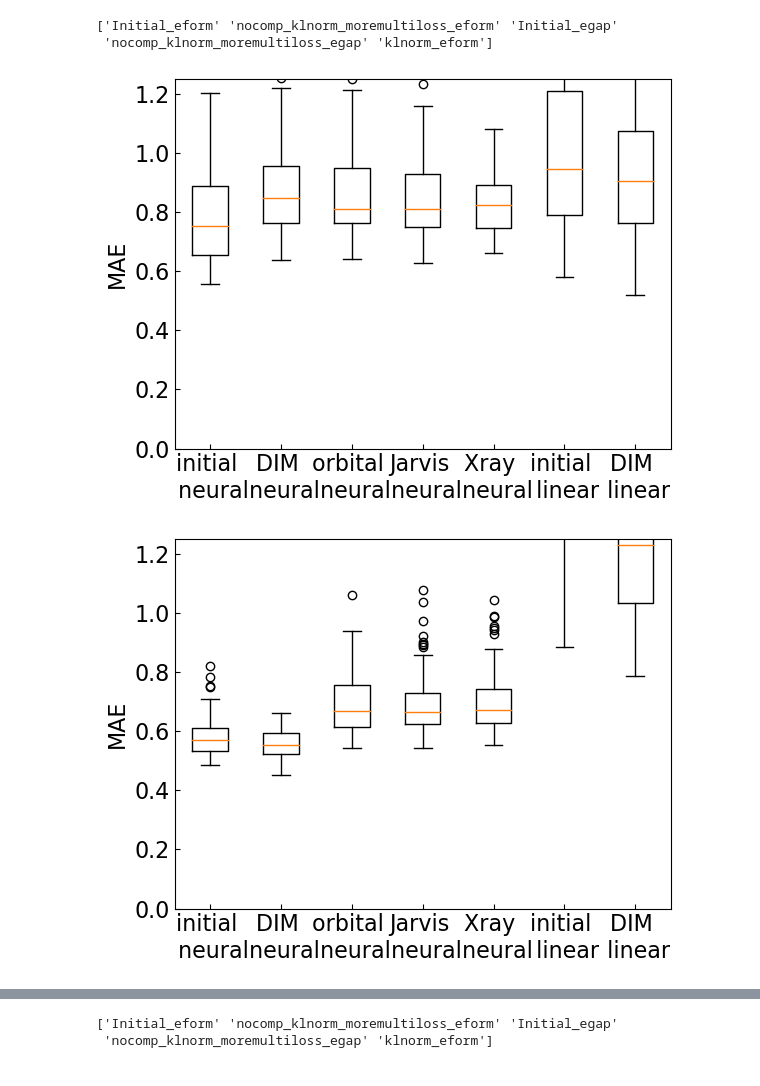
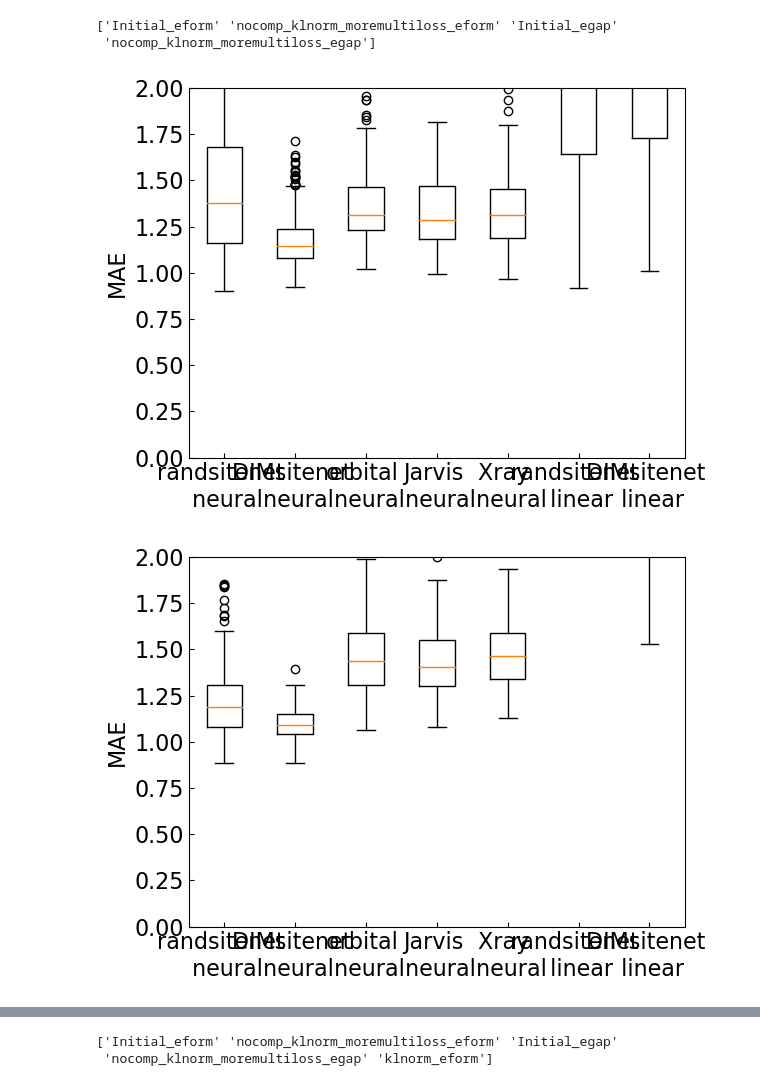
Before and after one commit to mm04926412/Site-Net, a Jupyter notebook: Downstream_MAEs_to_plots.ipynb, the cells around one changed output, grey strips where cells are left out. Drawn from its saved outputs; the diff is of its cells as text; code cells hidden in the pictures.

```diff
--- a/Downstream_MAEs_to_plots.ipynb
+++ b/Downstream_MAEs_to_plots.ipynb
@@ -92,37 +145,37 @@ Name: MAE, dtype: float64, Series([], Name: MAE, dtype: float64)]
 # %%
 import pandas as pd
 import matplotlib.pyplot as plt
 import matplotlib.colors as colors
 import matplotlib.ticker as ticker
 import matplotlib
 
 plt.rcParams["xtick.direction"] = "in"
 plt.rcParams["ytick.direction"] = "in"
 
 font = {'size'   : 16}
 
 matplotlib.rc('font', **font)
 
 RepMAE = pd.read_csv("Downstream_DIM.csv")
-eformorbitalMAE = pd.read_csv("featurizer_pickles/eformorbital_Downstream_Featurized.csv")
-eformjarvisMAE = pd.read_csv("featurizer_pickles/eformjarvis_Downstream_Featurized.csv")
-eformxrayMAE =  pd.read_csv("featurizer_pickles/eformxray_Downstream_Featurized.csv")
+eformorbitalMAE = pd.read_csv("featurizer_pickles/egaporbital_Downstream_Featurized.csv")
+eformjarvisMAE = pd.read_csv("featurizer_pickles/egapjarvis_Downstream_Featurized.csv")
+eformxrayMAE =  pd.read_csv("featurizer_pickles/egapxray_Downstream_Featurized.csv")
 print(RepMAE["model"].unique())
 
 for limit,name in zip([10,50,100,250,1000,10000],["eformorbital_replearn_10.png","eformorbital_replearn_50.png","eformorbital_replearn_100.png","eformorbital_replearn_250.png","eformorbital_replearn_1000.png","eformorbital_replearn_10000.png"]):
     plt.figure()
-    vectors1 = RepMAE[(RepMAE["limit"] == limit) & (RepMAE["model"] == "Initial_eform")]
-    vectors2 = RepMAE[(RepMAE["limit"] == limit) & (RepMAE["model"] == "nocomp_klnorm_moremultiloss_eform")]
-    vectors3 = eformorbitalMAE[(eformorbitalMAE["limit"] == limit) & (eformorbitalMAE["model"] == "eform_OrbitalFieldMatrix")]
-    vectors4 = eformjarvisMAE[(eformjarvisMAE["limit"] == limit) & (eformjarvisMAE["model"] == "eform_jarvis")]
-    vectors5 = eformxrayMAE[(eformxrayMAE["limit"] == limit) & (eformxrayMAE["model"] == "eform_xray")]
-    plt.boxplot([vectors1["nn_MAE"],vectors2["nn_MAE"],vectors3["nn_MAE"],vectors4["nn_MAE"],vectors5["nn_MAE"],vectors1["lin_MAE"],vectors2["lin_MAE"]],labels = ["initial \n neural","DIM \n neural","orbital \n neural","Jarvis \n neural","Xray \n neural","initial \n linear","DIM \n linear"])
-    plt.ylim(0,1.25)
+    vectors1 = RepMAE[(RepMAE["limit"] == limit) & (RepMAE["model"] == "Initial_egap")]
+    vectors2 = RepMAE[(RepMAE["limit"] == limit) & (RepMAE["model"] == "nocomp_klnorm_moremultiloss_egap")]
+    vectors3 = eformorbitalMAE[(eformorbitalMAE["limit"] == limit) & (eformorbitalMAE["model"] == "egap_orbital")]
+    vectors4 = eformjarvisMAE[(eformjarvisMAE["limit"] == limit) & (eformjarvisMAE["model"] == "egap_jarvis")]
+    vectors5 = eformxrayMAE[(eformxrayMAE["limit"] == limit) & (eformxrayMAE["model"] == "egap_xray")]
+    plt.boxplot([vectors1["nn_MAE"],vectors2["nn_MAE"],vectors3["nn_MAE"],vectors4["nn_MAE"],vectors5["nn_MAE"],vectors1["lin_MAE"],vectors2["lin_MAE"]],labels = ["randsitenet \n neural","DIMsitenet \n neural","orbital \n neural","Jarvis \n neural","Xray \n neural","randsitenet \n linear","DIMsitenet \n linear"])
+    plt.ylim(0,2)
     plt.ylabel("MAE")
     plt.savefig(name)
     plt.show()
 # %% [output]
 ['Initial_eform' 'nocomp_klnorm_moremultiloss_eform' 'Initial_egap'
- 'nocomp_klnorm_moremultiloss_egap' 'klnorm_eform']
+ 'nocomp_klnorm_moremultiloss_egap']
-[figure, old version]
+[figure, new version]
-[figure, old version]
+[figure, new version]
```
Also changed, not shown: parts of 4 cells of this notebook, 2 other files.
